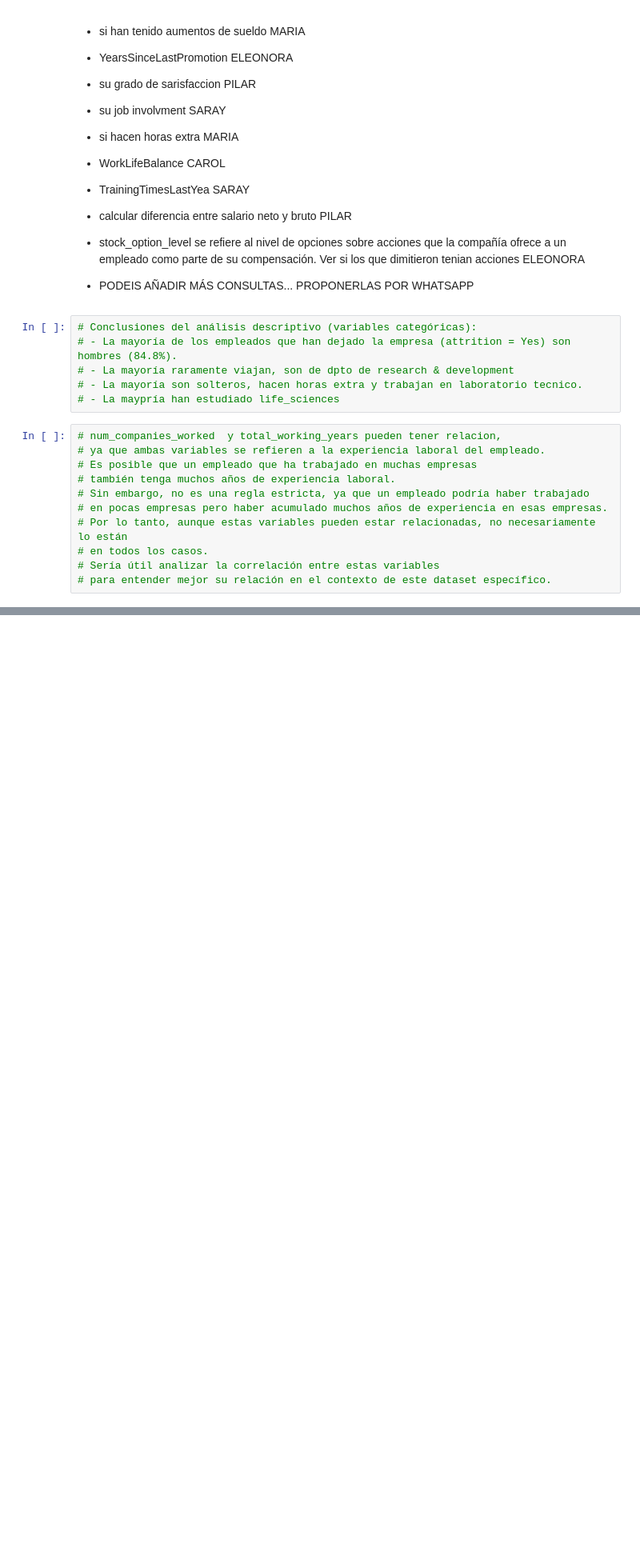
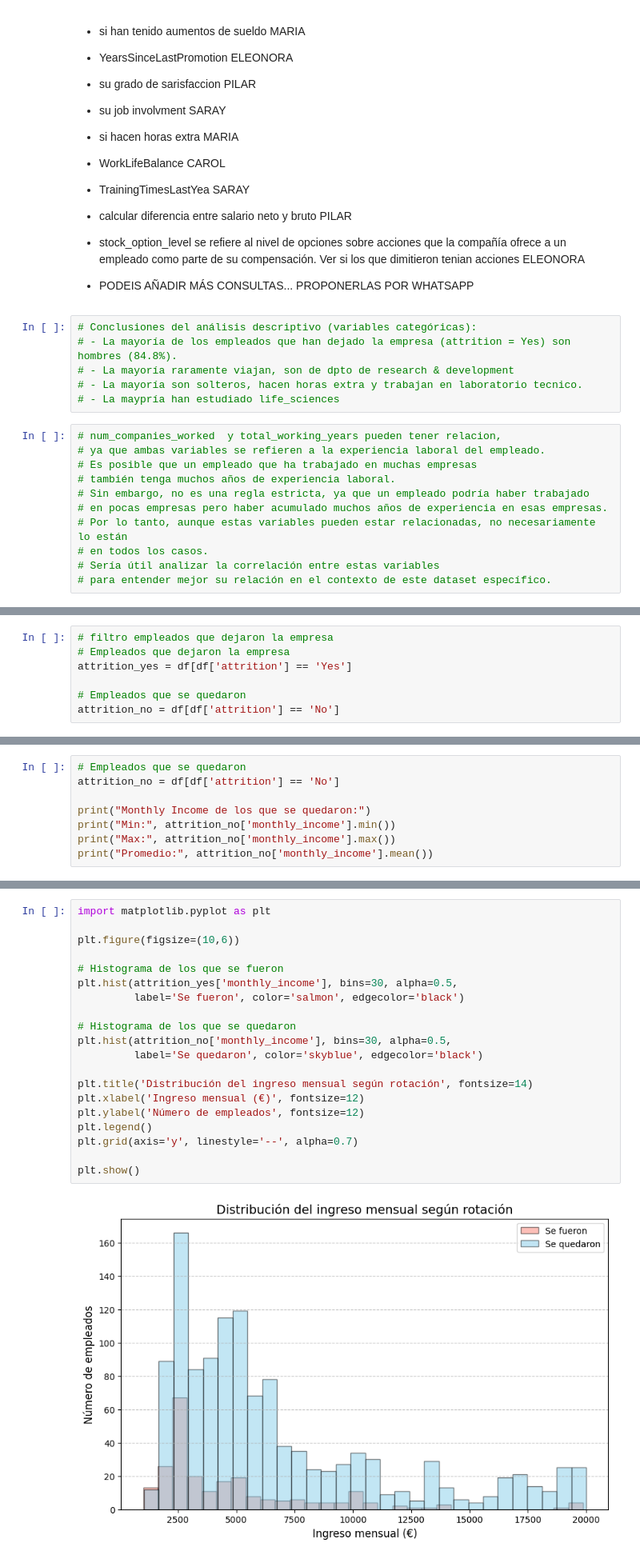
Before and after one commit to Eleonora1989/project-da-promo-63-modulo-3-team-3, a Jupyter notebook: consultas/posibles_consultas.ipynb, the cells around one changed output, grey strips where cells are left out. Shown at 80% size. Drawn from its saved outputs; the diff is of its cells as text; blank space fills up the shorter version.

```diff
--- a/consultas/posibles_consultas.ipynb
+++ b/consultas/posibles_consultas.ipynb
@@ -39,0 +72,7 @@ para ver por que la gente se va se me ocurre que tendriamos que ver
+# %%
+# filtro empleados que dejaron la empresa
+# Empleados que dejaron la empresa
+attrition_yes = df[df['attrition'] == 'Yes']
+
+# Empleados que se quedaron
+attrition_no = df[df['attrition'] == 'No']
@@ -39,0 +93,8 @@ para ver por que la gente se va se me ocurre que tendriamos que ver
+# %%
+# Empleados que se quedaron
+attrition_no = df[df['attrition'] == 'No']
+
+print("Monthly Income de los que se quedaron:")
+print("Min:", attrition_no['monthly_income'].min())
+print("Max:", attrition_no['monthly_income'].max())
+print("Promedio:", attrition_no['monthly_income'].mean())
@@ -39,0 +109,22 @@ para ver por que la gente se va se me ocurre que tendriamos que ver
+# %%
+import matplotlib.pyplot as plt
+
+plt.figure(figsize=(10,6))
+
+# Histograma de los que se fueron
+plt.hist(attrition_yes['monthly_income'], bins=30, alpha=0.5,
+         label='Se fueron', color='salmon', edgecolor='black')
+
+# Histograma de los que se quedaron
+plt.hist(attrition_no['monthly_income'], bins=30, alpha=0.5,
+         label='Se quedaron', color='skyblue', edgecolor='black')
+
+plt.title('Distribución del ingreso mensual según rotación', fontsize=14)
+plt.xlabel('Ingreso mensual (€)', fontsize=12)
+plt.ylabel('Número de empleados', fontsize=12)
+plt.legend()
+plt.grid(axis='y', linestyle='--', alpha=0.7)
+
+plt.show()
+# %% [output]
+[figure, added]
```
Also changed, not shown: parts of 22 cells of this notebook.
